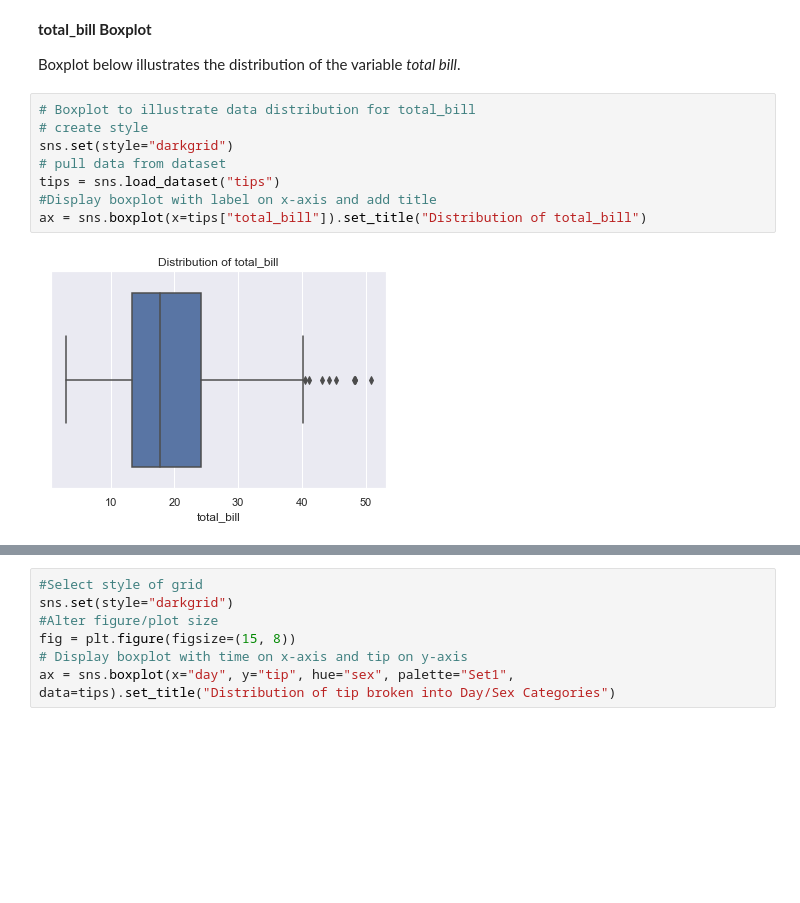
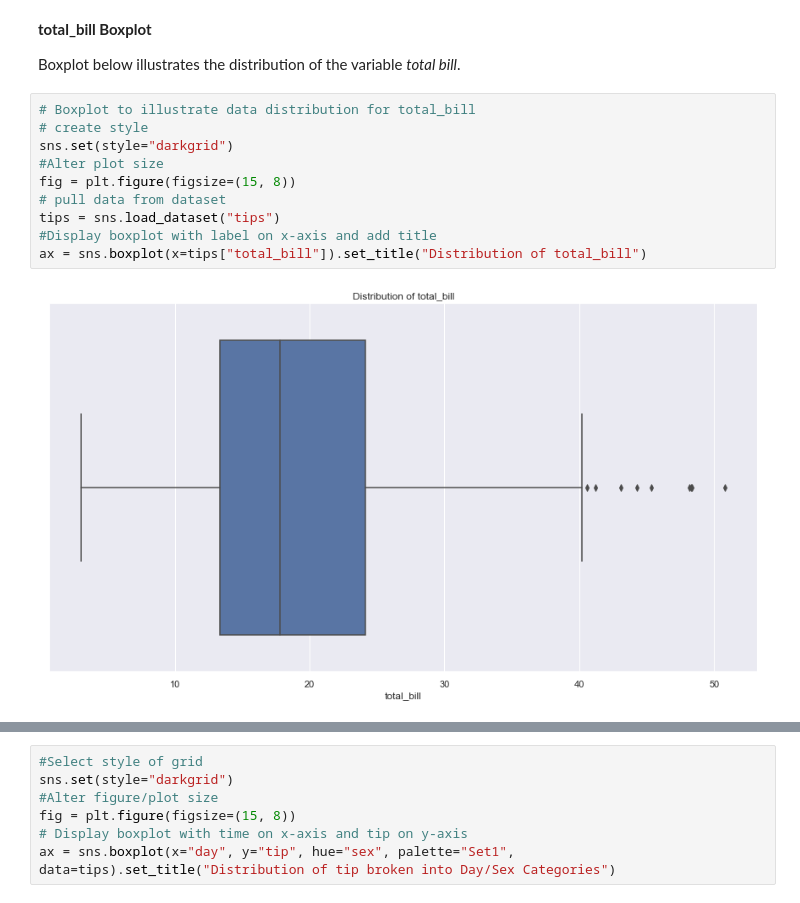
Before and after one commit to edelcorcoran/FDA-Project, a Jupyter notebook: Tips.ipynb, the cells around one changed output, grey strips where cells are left out. Drawn from its saved outputs; the diff is of its cells as text; blank space fills up the shorter version.

```diff
--- a/Tips.ipynb
+++ b/Tips.ipynb
@@ -315,13 +316,15 @@ Boxplot below illustrates the distribution of the variable _total bill_.
 # %%
 # Boxplot to illustrate data distribution for total_bill
 # create style
 sns.set(style="darkgrid")
+#Alter plot size
+fig = plt.figure(figsize=(15, 8))
 # pull data from dataset
 tips = sns.load_dataset("tips")
 #Display boxplot with label on x-axis and add title
 ax = sns.boxplot(x=tips["total_bill"]).set_title("Distribution of total_bill")
 # %% [output]
-[figure, old version]
+[figure, new version]
 # %%
 # Boxplot to illustrate data distribution for tip
 # create grid style
```
Also changed, not shown: parts of 12 cells of this notebook.
